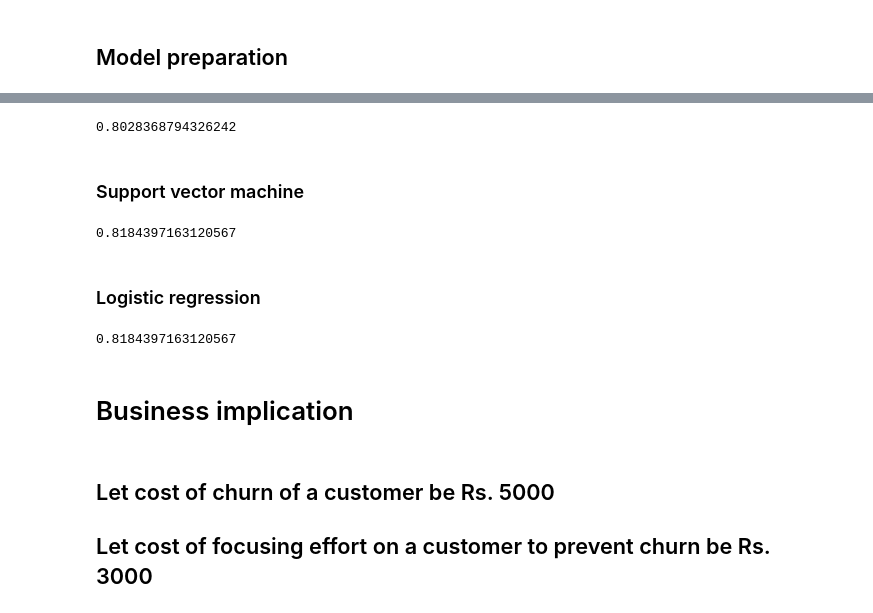
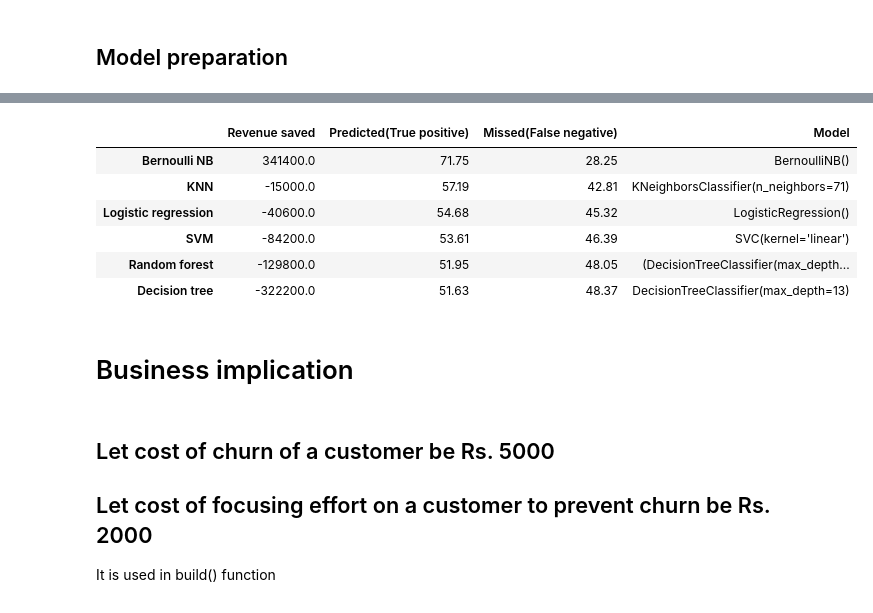
Before and after one commit to AnupamMisra/Data-science-projects, a Jupyter notebook: Customer_churn/firstnb.ipynb, the cells around one changed output, grey strips where cells are left out. Drawn from its saved outputs; the diff is of its cells as text; code cells hidden in the pictures.

Commit message:
build(), data to 'category', StratKFold

```diff
--- a/Customer_churn/firstnb.ipynb
+++ b/Customer_churn/firstnb.ipynb
@@ -204,4 +226,6 @@ df.drop(["MultipleLines","InternetService","OnlineSecurity","OnlineBackup","Devi
 ## Training and test set
 # %%
 from sklearn.model_selection import train_test_split
-X_train, X_test, y_train, y_test = train_test_split(df.drop(["Churn"],axis=1), df.Churn, test_size=0.1, random_state=42)
+from sklearn.metrics import recall_score as R, confusion_matrix
+X = df.drop(["Churn"],axis=1)
+y = df.Churn
@@ -254,35 +263,47 @@ knnc.score(X_test, y_test)
-# %%
-from sklearn.ensemble import RandomForestClassifier
-
-rf = RandomForestClassifier(max_depth=16, n_jobs=-1, class_weight="balanced")
-rf.fit(X_train, y_train)
-ypr_rf=rf.predict(X_test)
-rf.score(X_test,y_test)
-# %% [output]
-0.8028368794326242
-# %% [markdown]
-### Support vector machine
-# %%
-from sklearn.svm import SVC
-svm = SVC(kernel="linear")
-svm.fit(X_train, y_train)
-y_svc=svm.predict(X_test)
-svm.score(X_test, y_test)
-# %% [output]
-0.8184397163120567
-# %% [markdown]
-### Logistic regression
-# %%
-from sklearn.linear_model import LogisticRegression
-
-lr=LogisticRegression(solver="saga")
-lr.fit(X_train, y_train)
-ypr_lr=lr.predict(X_test)
-lr.score(X_test,y_test)
-# %% [output]
-0.8184397163120567
+# %%
+from sklearn.tree import DecisionTreeClassifier as DTC
+from sklearn.naive_bayes import BernoulliNB
+from sklearn.neighbors import KNeighborsClassifier
+import math
+from sklearn.ensemble import RandomForestClassifier
+from sklearn.svm import SVC
+from sklearn.linear_model import LogisticRegression
+
+dt = DecisionTreeClassifier(max_depth=13)           #Decision tree
+nb= BernoulliNB()                                   #Naive Bayes
+knnc= KNeighborsClassifier(n_neighbors=71)          #KNN classifier
+rf = RandomForestClassifier(max_depth=13, n_jobs=-1)#Random forest classifier
+svm = SVC(kernel="linear")                          #Support vector classifier
+lr=LogisticRegression()                             #Logistic regression classifier
+
+pred_dt, misd_dt,rev_dt=build(dt)
+pred_b,misd_b,rev_b=build(nb)
+pred_knn,misd_knn,rev_knn=build(knnc)
+pred_lr,misd_lr,rev_lr=build(lr)
+pred_svm,misd_svm,rev_svm=build(svm)
+pred_rf,misd_rf,rev_rf=build(rf)
+
+rev = [rev_svm,rev_b,rev_dt,rev_knn,rev_lr,rev_rf]
+misd= [misd_svm,misd_b,misd_dt,misd_knn,misd_lr,misd_rf]
+pred= [pred_svm,pred_b,pred_dt,pred_knn,pred_lr,pred_rf]
+mod = ["SVM", "Bernoulli NB","Decision tree","KNN","Logistic regression","Random forest"]
+model = [svm,nb,dt,knnc,lr,rf]
+
+mod = pd.DataFrame({"Revenue saved":rev,"Predicted(True positive)":pred,"Missed(False negative)":misd,"Model":model}, index=mod)
+mod.sort_values(["Revenue saved"], ascending=False,inplace=True)
+mod
+# %% [output]
+|  | Revenue saved | Predicted(True positive) | Missed(False negative) | Model |
+| Bernoulli NB | 341400.0 | 71.75 | 28.25 | BernoulliNB() |
+| KNN | -15000.0 | 57.19 | 42.81 | KNeighborsClassifier(n_neighbors=71) |
+| Logistic regression | -40600.0 | 54.68 | 45.32 | LogisticRegression() |
+| SVM | -84200.0 | 53.61 | 46.39 | SVC(kernel='linear') |
+| Random forest | -129800.0 | 51.95 | 48.05 | (DecisionTreeClassifier(max_depth... |
+| Decision tree | -322200.0 | 51.63 | 48.37 | DecisionTreeClassifier(max_depth=13) |
 # %% [markdown]
 # Business implication
 # %% [markdown]
 ## Let cost of churn of a customer be Rs. 5000
-## Let cost of focusing effort on a customer to prevent churn be Rs. 3000
+## Let cost of focusing effort on a customer to prevent churn be Rs. 2000
+
+It is used in build() function
```
Also changed, not shown: parts of 13 cells of this notebook.
